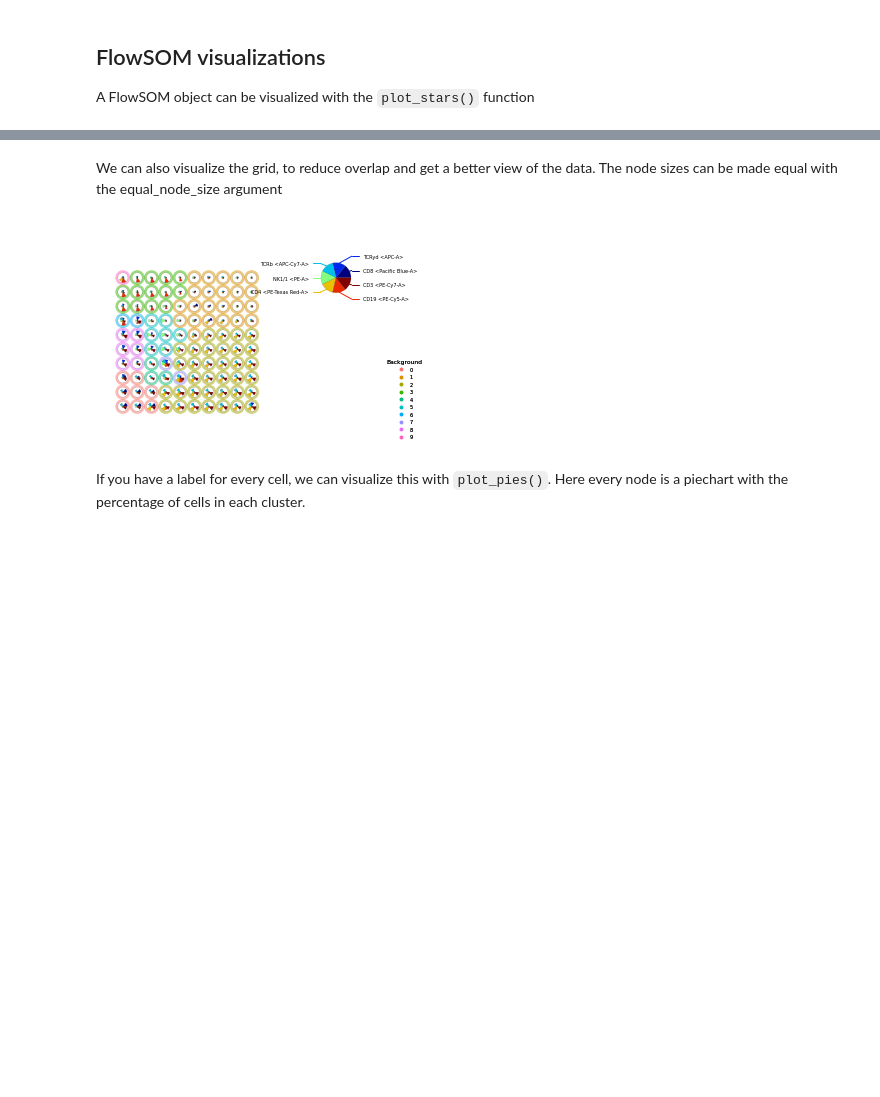
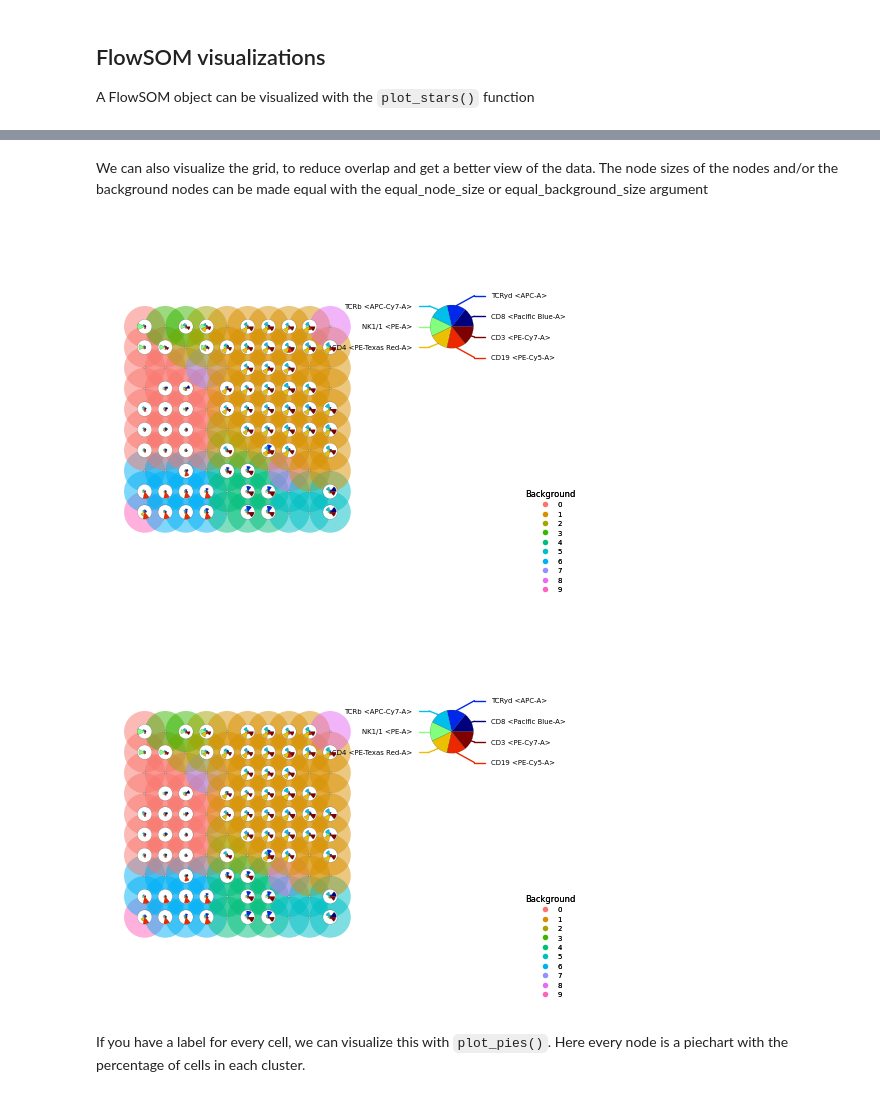
Before and after one commit to saeyslab/FlowSOM_Python, a Jupyter notebook: docs/notebooks/example.ipynb, the cells around one changed output, grey strips where cells are left out. Cells and saved outputs as stored; diff of their text form; code cells hidden in the pictures; blank space fills up the shorter version.

```diff
--- a/docs/notebooks/example.ipynb
+++ b/docs/notebooks/example.ipynb
@@ -170,11 +180,12 @@ p.show()
 # %% [markdown]
 We can also visualize the grid, to reduce overlap and get a better view of the data.
-The node sizes can be made equal with the equal_node_size argument
+The node sizes of the nodes and/or the background nodes can be made equal with the equal_node_size or equal_background_size argument
 # %%
-p = fs.pl.plot_stars(fsom, background_values = fsom.get_cluster_data().obs.metaclustering, view = "grid", equal_node_size = True)
-p.show()
+p = fs.pl.plot_stars(fsom, background_values = fsom.get_cluster_data().obs.metaclustering, view = "grid", equal_node_size = True, equal_background_size = True)
+p
 # %% [output]
-[figure, old version]
+[figure, new version]
+[figure, added]
 # %% [markdown]
 If you have a label for every cell, we can visualize this with `plot_pies()`.
 Here every node is a piechart with the percentage of cells in each cluster.
```
Also changed, not shown: parts of 17 cells of this notebook, 10 other files.
